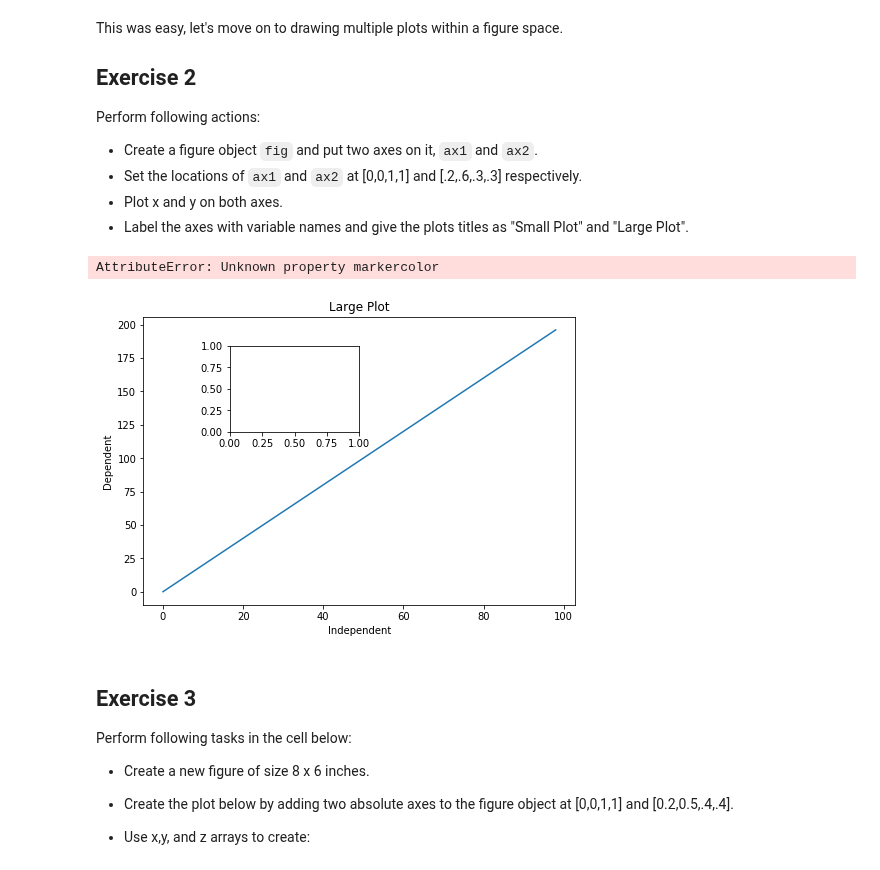
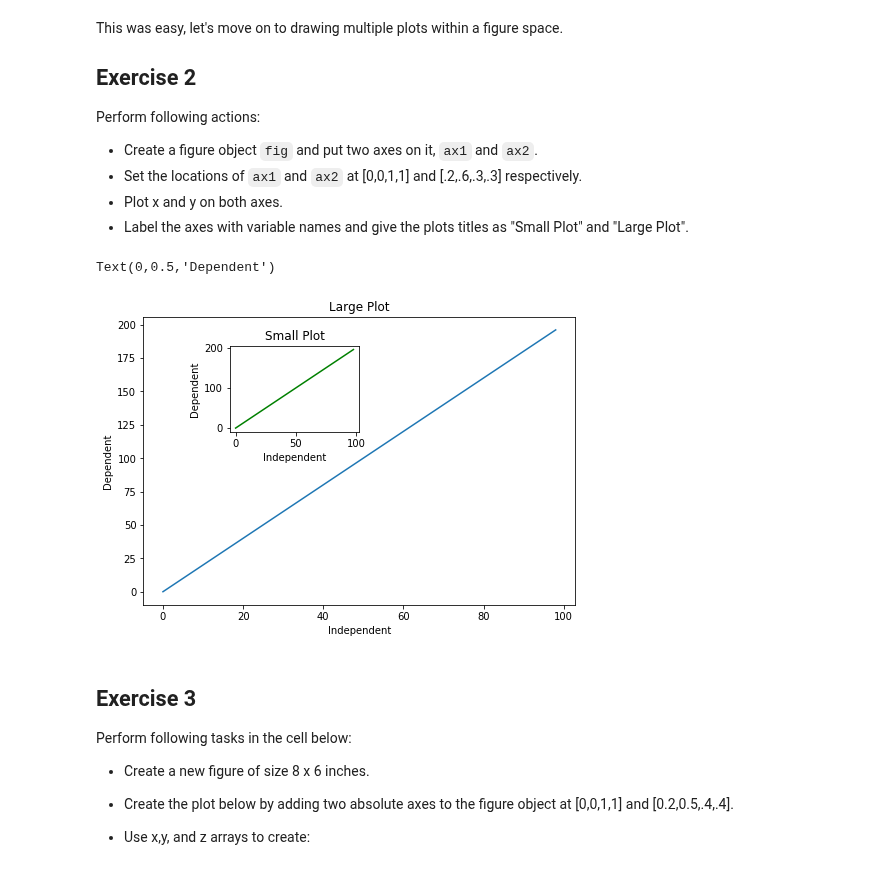
Before and after one commit to MarcSchneider71/ds-matplotlib-intro-lab-nyc-ds-career-012819, a Jupyter notebook: index.ipynb, the cells around one changed output. Drawn from its saved outputs; the diff is of its cells as text; code cells hidden in the pictures.

```diff
--- a/index.ipynb
+++ b/index.ipynb
@@ -97,19 +97,20 @@ Perform following actions:
 # %%
 fig= plt.figure()
 
 ax1= fig.add_axes([0,0,1,1])
 plt.plot(x,y)
 plt.title("Large Plot")
 plt.xlabel('Independent')
 plt.ylabel('Dependent')
 ax2= fig.add_axes([.2,.6,.3,.3])
-plt.plot(x,y, markercolor = "green")
+plt.plot(x,y, color = "green")
 plt.title("Small Plot")
 plt.xlabel('Independent')
 plt.ylabel('Dependent')
+[;]
 # %% [output]
-AttributeError: Unknown property markercolor
+Text(0,0.5,'Dependent')
-[figure, old version]
+[figure, new version]
 # %% [markdown]
 ## Exercise 3
 
```
